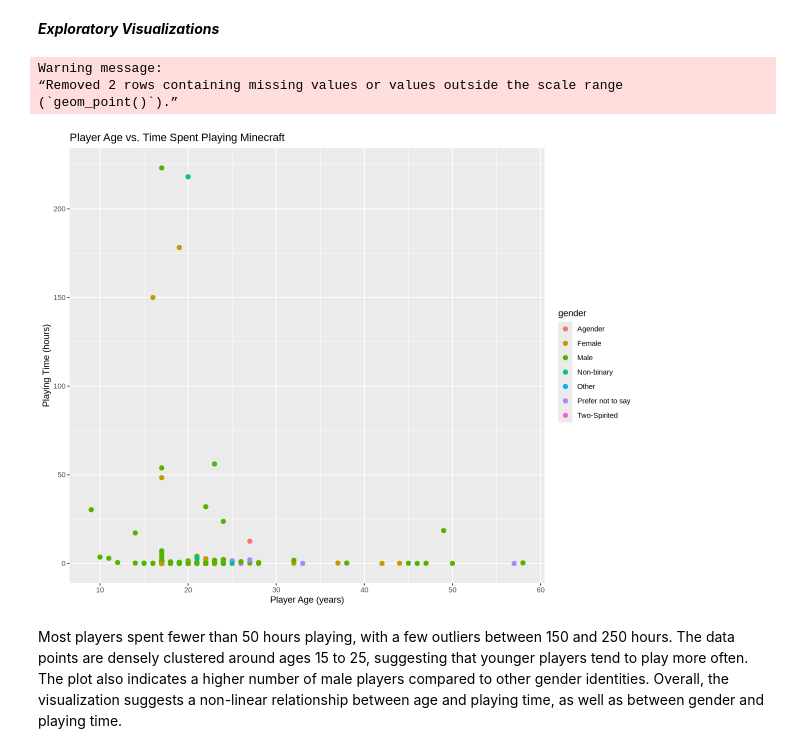
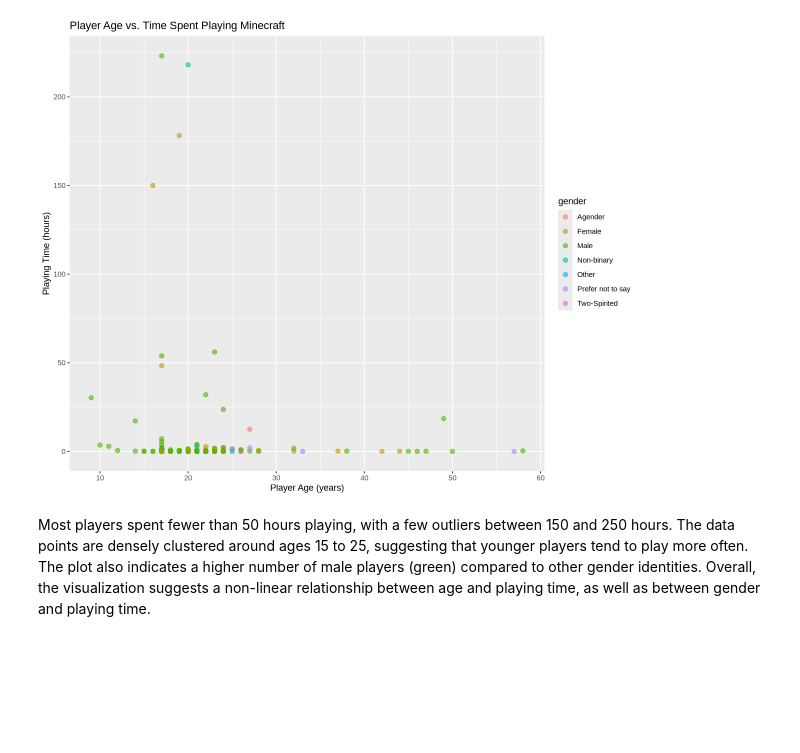
Before and after one commit to natlogan6/Dsci100-individual-, a Jupyter notebook: Individual.ipynb, the cells around one changed output. Cells and saved outputs as stored; diff of their text form; code cells hidden in the pictures; blank space fills up the shorter version.

```diff
--- a/Individual.ipynb
+++ b/Individual.ipynb
@@ -74,20 +93,15 @@ A tibble: 1 × 4
-# %% [markdown]
-***Exploratory Visualizations***
 # %%
 options(repr.plot.width = 10, repr.plot.height = 8)
 
 players_plot <- players |>
   ggplot(aes(x = Age, y = played_hours, colour = gender)) +
-  geom_point(size = 2.25) +
+  geom_point(size = 2.25, alpha = 0.6, na.rm = TRUE) +
   labs( x = "Player Age (years)",
         y = "Playing Time (hours)",
     title = "Player Age vs. Time Spent Playing Minecraft")
 
 players_plot
 # %% [output]
-Warning message:
-“Removed 2 rows containing missing values or values outside the scale range
-(`geom_point()`).”
-[figure, old version]
+[figure, new version]
 # %% [markdown]
-Most players spent fewer than 50 hours playing, with a few outliers between 150 and 250 hours. The data points are densely clustered around ages 15 to 25, suggesting that younger players tend to play more often. The plot also indicates a higher number of male players compared to other gender identities. Overall, the visualization suggests a non-linear relationship between age and playing time, as well as between gender and playing time.
+Most players spent fewer than 50 hours playing, with a few outliers between 150 and 250 hours. The data points are densely clustered around ages 15 to 25, suggesting that younger players tend to play more often. The plot also indicates a higher number of male players (green) compared to other gender identities. Overall, the visualization suggests a non-linear relationship between age and playing time, as well as between gender and playing time.
```
Also changed, not shown: parts of 11 cells of this notebook.
